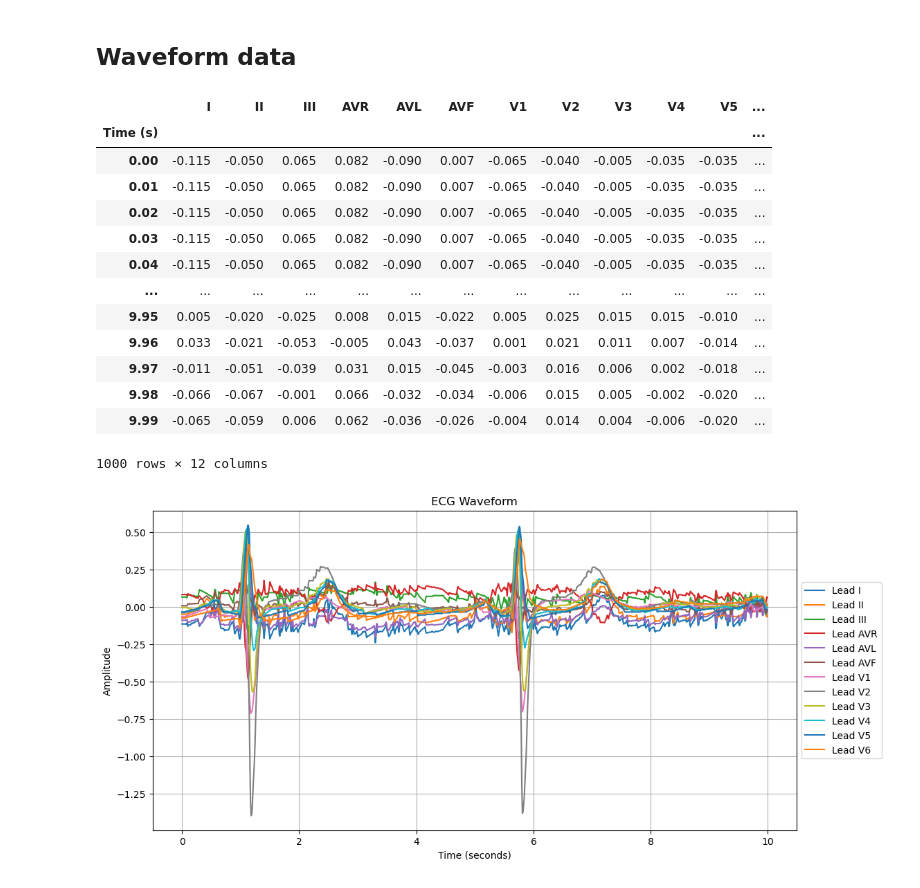
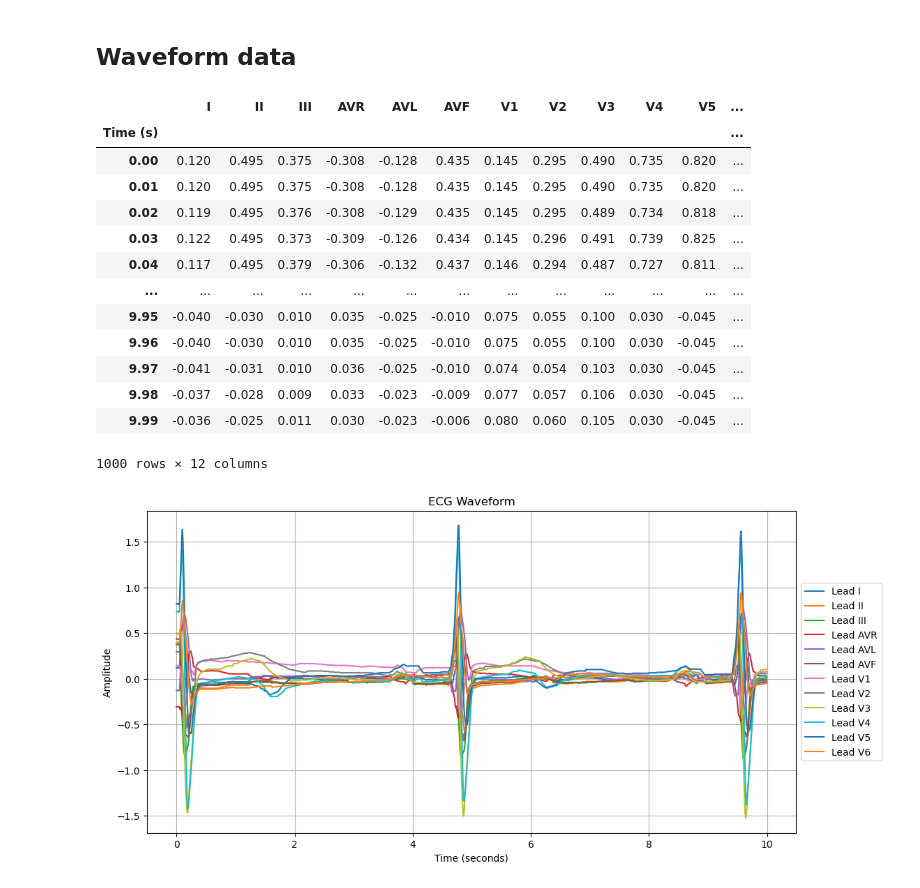
Before and after one commit to lijmr/ecg-autoencoder, a Jupyter notebook: Cleaning_and_Analysis.ipynb, the cells around one changed output. Saved outputs shown, nothing was run; the diff lists cells and outputs as text; code cells hidden in the pictures.

Commit message:
Balance out classes in data

```diff
--- a/Cleaning_and_Analysis.ipynb
+++ b/Cleaning_and_Analysis.ipynb
@@ -41,7 +41,7 @@ def aggregate_diagnostic(y_dic):
     for key in y_dic.keys():
         if key in agg_df.index:
             tmp.append(agg_df.loc[key].diagnostic_class)
-    return list(set(tmp))
+    return str(list(set(tmp)))
 
 # Apply diagnostic superclass
 uncleaned_ptbxl_df['diagnostic_superclass'] = uncleaned_ptbxl_df.scp_codes.apply(aggregate_diagnostic)
@@ -84,0 +76,8 @@ ptbxl_metadata = uncleaned_ptbxl_df.loc[:, ['age', 'sex', 'device', 'scp_codes',
+# %%
+filtered_ptbxl_metadata = ptbxl_metadata[~ptbxl_metadata['diagnostic_superclass'].str.contains("'NORM',")]
+
+condition = filtered_ptbxl_metadata['diagnostic_superclass'].str.contains('NORM')
+filtered_ptbxl_metadata.loc[condition, 'diagnostic_superclass'] = 'NORMAL'
+filtered_ptbxl_metadata.loc[~condition, 'diagnostic_superclass'] = 'ABNORMAL'
+
+print(filtered_ptbxl_metadata['diagnostic_superclass'].value_counts())
@@ -84,0 +89,15 @@ ptbxl_metadata = uncleaned_ptbxl_df.loc[:, ['age', 'sex', 'device', 'scp_codes',
+# %%
+from sklearn.utils import resample
+
+# Downsample majority class
+abnormal_records = filtered_ptbxl_metadata[filtered_ptbxl_metadata['diagnostic_superclass'] == 'ABNORMAL']
+normal_records = filtered_ptbxl_metadata[filtered_ptbxl_metadata['diagnostic_superclass'] == 'NORMAL']
+downsampled_abnormal_records = resample(abnormal_records,
+                                replace=False,    # sample without replacement
+                                n_samples=9069,   # to match minority class
+                                random_state=123) # reproducible results
+
+# Combine minority class with downsampled majority class
+balanced_ptbxl_metadata = pd.concat([downsampled_abnormal_records, normal_records])
+
+print(balanced_ptbxl_metadata['diagnostic_superclass'].value_counts())
@@ -118,23 +142,23 @@ def create_waveform_df(record_path, segment_length=1000, start_index=0):
 
     return waveform_df
 # %%
-record_path = ptbxl_metadata['filename_hr'].iloc[0]
+record_path = balanced_ptbxl_metadata['filename_hr'].iloc[0]
 waveform_df = create_waveform_df(record_path)
 waveform_df
 # %% [output]
 |  | I | II | III | AVR | AVL | AVF | V1 | V2 | V3 | V4 | V5 | ... |
 | Time (s) |  |  |  |  |  |  |  |  |  |  |  | ... |
-| 0.00 | -0.115 | -0.050 | 0.065 | 0.082 | -0.090 | 0.007 | -0.065 | -0.040 | -0.005 | -0.035 | -0.035 | ... |
-| 0.01 | -0.115 | -0.050 | 0.065 | 0.082 | -0.090 | 0.007 | -0.065 | -0.040 | -0.005 | -0.035 | -0.035 | ... |
-| 0.02 | -0.115 | -0.050 | 0.065 | 0.082 | -0.090 | 0.007 | -0.065 | -0.040 | -0.005 | -0.035 | -0.035 | ... |
-| 0.03 | -0.115 | -0.050 | 0.065 | 0.082 | -0.090 | 0.007 | -0.065 | -0.040 | -0.005 | -0.035 | -0.035 | ... |
-| 0.04 | -0.115 | -0.050 | 0.065 | 0.082 | -0.090 | 0.007 | -0.065 | -0.040 | -0.005 | -0.035 | -0.035 | ... |
+| 0.00 | 0.120 | 0.495 | 0.375 | -0.308 | -0.128 | 0.435 | 0.145 | 0.295 | 0.490 | 0.735 | 0.820 | ... |
+| 0.01 | 0.120 | 0.495 | 0.375 | -0.308 | -0.128 | 0.435 | 0.145 | 0.295 | 0.490 | 0.735 | 0.820 | ... |
+| 0.02 | 0.119 | 0.495 | 0.376 | -0.308 | -0.129 | 0.435 | 0.145 | 0.295 | 0.489 | 0.734 | 0.818 | ... |
+| 0.03 | 0.122 | 0.495 | 0.373 | -0.309 | -0.126 | 0.434 | 0.145 | 0.296 | 0.491 | 0.739 | 0.825 | ... |
+| 0.04 | 0.117 | 0.495 | 0.379 | -0.306 | -0.132 | 0.437 | 0.146 | 0.294 | 0.487 | 0.727 | 0.811 | ... |
 | ... | ... | ... | ... | ... | ... | ... | ... | ... | ... | ... | ... | ... |
-| 9.95 | 0.005 | -0.020 | -0.025 | 0.008 | 0.015 | -0.022 | 0.005 | 0.025 | 0.015 | 0.015 | -0.010 | ... |
-| 9.96 | 0.033 | -0.021 | -0.053 | -0.005 | 0.043 | -0.037 | 0.001 | 0.021 | 0.011 | 0.007 | -0.014 | ... |
-| 9.97 | -0.011 | -0.051 | -0.039 | 0.031 | 0.015 | -0.045 | -0.003 | 0.016 | 0.006 | 0.002 | -0.018 | ... |
-| 9.98 | -0.066 | -0.067 | -0.001 | 0.066 | -0.032 | -0.034 | -0.006 | 0.015 | 0.005 | -0.002 | -0.020 | ... |
-| 9.99 | -0.065 | -0.059 | 0.006 | 0.062 | -0.036 | -0.026 | -0.004 | 0.014 | 0.004 | -0.006 | -0.020 | ... |
+| 9.95 | -0.040 | -0.030 | 0.010 | 0.035 | -0.025 | -0.010 | 0.075 | 0.055 | 0.100 | 0.030 | -0.045 | ... |
+| 9.96 | -0.040 | -0.030 | 0.010 | 0.035 | -0.025 | -0.010 | 0.075 | 0.055 | 0.100 | 0.030 | -0.045 | ... |
+| 9.97 | -0.041 | -0.031 | 0.010 | 0.036 | -0.025 | -0.010 | 0.074 | 0.054 | 0.103 | 0.030 | -0.045 | ... |
+| 9.98 | -0.037 | -0.028 | 0.009 | 0.033 | -0.023 | -0.009 | 0.077 | 0.057 | 0.106 | 0.030 | -0.045 | ... |
+| 9.99 | -0.036 | -0.025 | 0.011 | 0.030 | -0.023 | -0.006 | 0.080 | 0.060 | 0.105 | 0.030 | -0.045 | ... |
 1000 rows × 12 columns
 # %%
 # Generated with the help of ChatGPT
@@ -165,9 +189,9 @@ def plot_waveform(record_path, segment_length=1000, start_index=0):
     plt.grid(True)
     plt.show()
 # %%
-record_path = ptbxl_metadata['filename_hr'].iloc[0]
+record_path = balanced_ptbxl_metadata['filename_hr'].iloc[0]
 plot_waveform(record_path)
 # %% [output]
-[figure, old version]
+[figure, new version]
 # %%
 # Generate new CSV files
```
Also changed, not shown: parts of 7 cells of this notebook.
